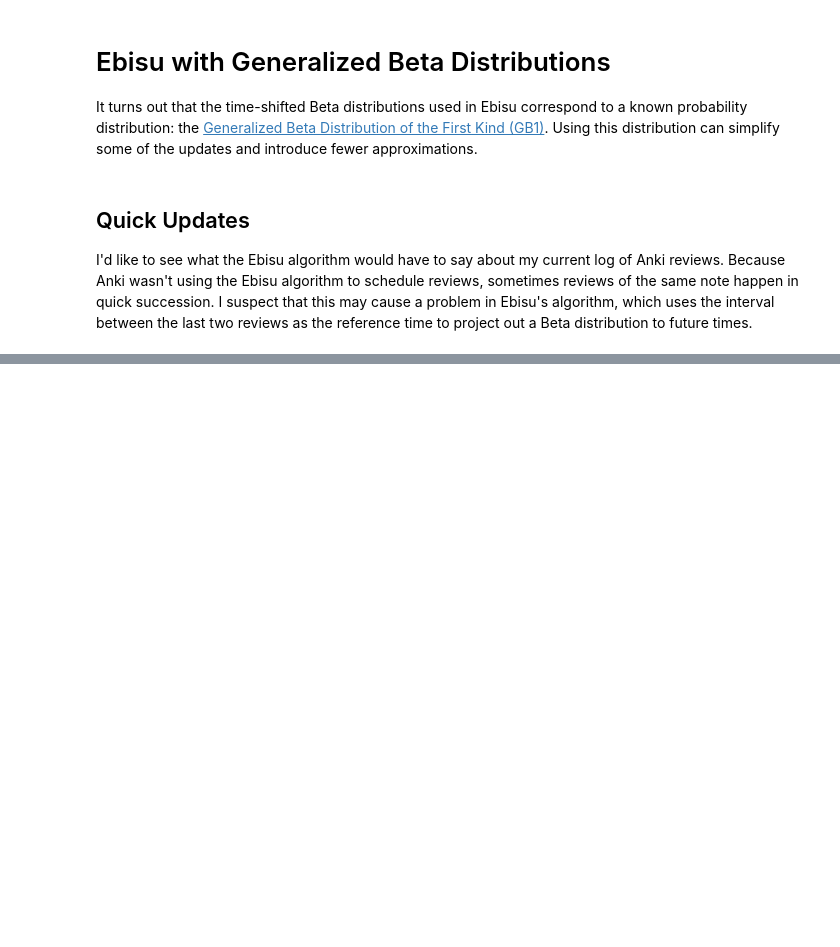
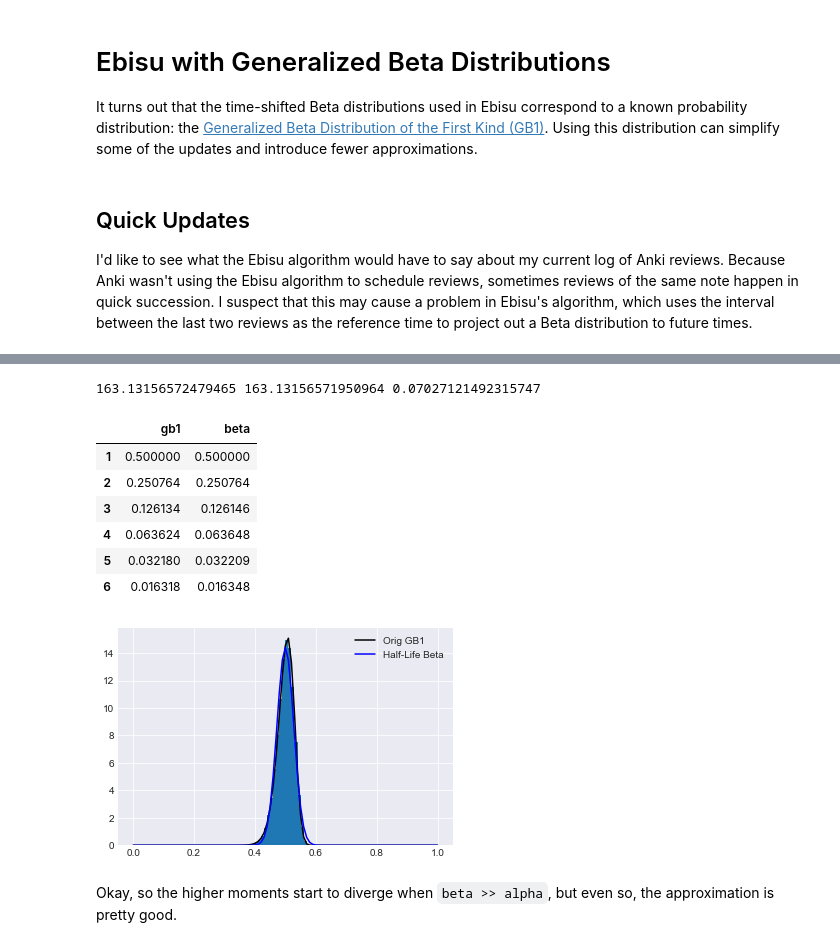
Before and after one commit to rkern/ebisu, a Jupyter notebook: EbisuGB1.ipynb, the cells around one changed output, grey strips where cells are left out. Cells and saved outputs as stored; diff of their text form; code cells hidden in the pictures; blank space fills up the shorter version.

```diff
--- a/EbisuGB1.ipynb
+++ b/EbisuGB1.ipynb
@@ -309,0 +448,44 @@ Okay, so in the worst cases, good to about 3-4 decimal places for the moments. T
+# %%
+model0 = (2.0, 30000.0, 1.0)
+th = estimate_half_life(model0, 0.5)
+m = ebisu.predictRecall(model0, th)
+v = ebisu.predictRecallVar(model0, th)
+alpha1, beta1 = ebisu.ebisu._meanVarToBeta(m, v)
+model1 = (alpha1, beta1, th)
+
+
+def compare_moments(model0, n):
+    """Tabulate the first n moments of both approximations.
+    """
+    alpha0, beta0, t0 = model0
+    th = estimate_half_life(model0, 0.5)
+    m = ebisu.predictRecall(model0, th)
+    v = ebisu.predictRecallVar(model0, th)
+    delta0 = th / t0
+    alpha1, beta1 = ebisu.ebisu._meanVarToBeta(m, v)
+    model1 = (alpha1, beta1, th)
+    ns = np.arange(1, n+1)
+    gb1_ms = genbeta1_nmoments(alpha0, beta0, delta0, ns)
+    beta_ms = genbeta1_nmoments(alpha1, beta1, 1.0, ns)
+    df = pandas.DataFrame(dict(gb1=gb1_ms, beta=beta_ms), index=ns)
+    return df
+
+plot_genbeta1(model0, th, label='Orig GB1')
+plot_genbeta1(model1, th, color='blue', label='Half-Life Beta')
+plt.hist(simulate_probs(model0, th, 100000), bins=np.linspace(0.0, 1.0, 101), density=True);
+plt.legend();
+momdf = compare_moments(model0, 6)
+print(alpha1, beta1, th)
+momdf
+# %% [output]
+163.13156572479465 163.13156571950964 0.07027121492315747
+|  | gb1 | beta |
+| 1 | 0.500000 | 0.500000 |
+| 2 | 0.250764 | 0.250764 |
+| 3 | 0.126134 | 0.126146 |
+| 4 | 0.063624 | 0.063648 |
+| 5 | 0.032180 | 0.032209 |
+| 6 | 0.016318 | 0.016348 |
+[figure, added]
+# %% [markdown]
+Okay, so the higher moments start to diverge when `beta >> alpha`, but even so, the approximation is pretty good.
```
Also changed, not shown: parts of 15 cells of this notebook.
